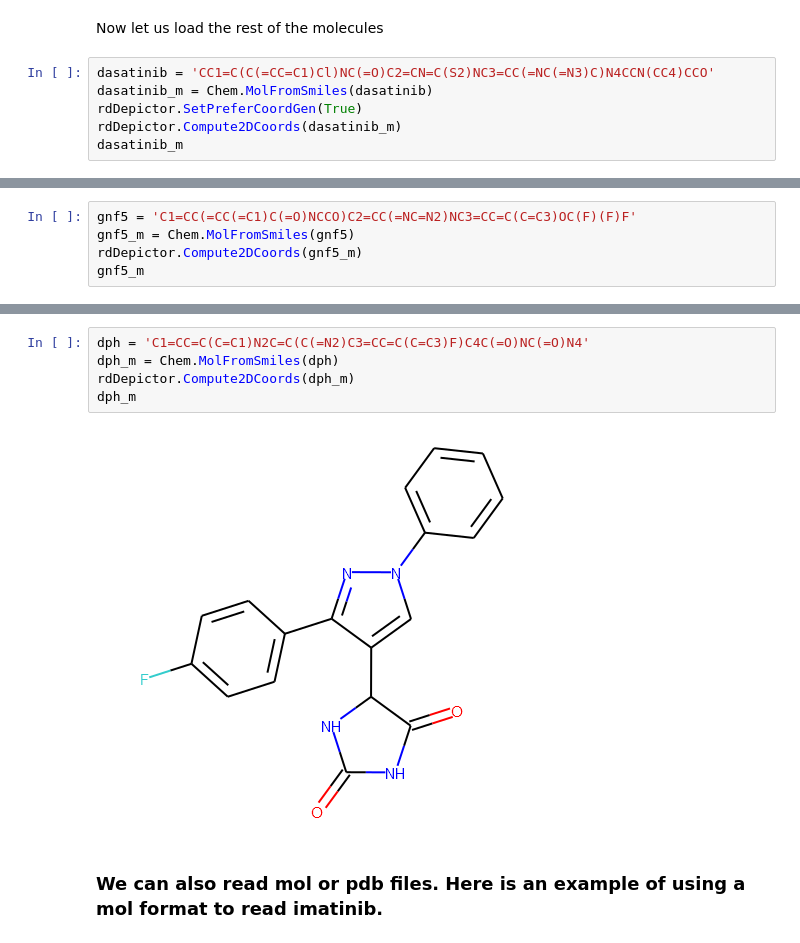
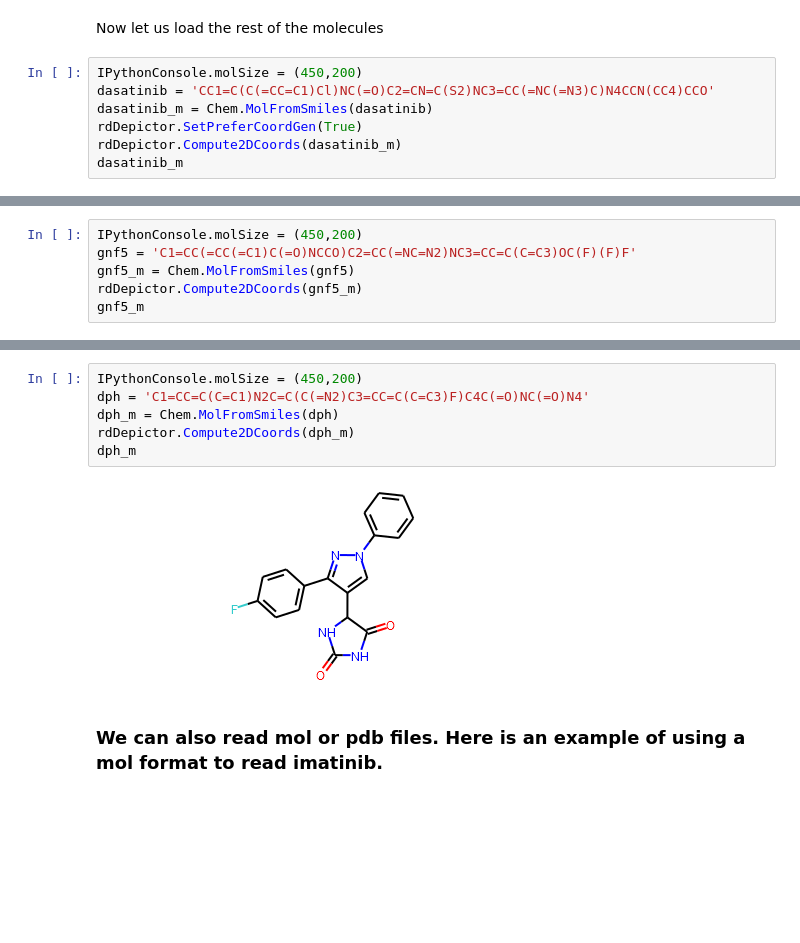
Before and after one commit to ravichas/SRWkshp1, a Jupyter notebook: GeneratingMolecularFeatures-12092019.ipynb, the cells around one changed output, grey strips where cells are left out. Drawn from its saved outputs; the diff is of its cells as text; blank space fills up the shorter version.

```diff
--- a/GeneratingMolecularFeatures-12092019.ipynb
+++ b/GeneratingMolecularFeatures-12092019.ipynb
@@ -147,6 +149,7 @@ imatinib_m
 # %% [markdown]
 Now let us load the rest of the molecules
 # %%
+IPythonConsole.molSize = (450,200)
 dasatinib = 'CC1=C(C(=CC=C1)Cl)NC(=O)C2=CN=C(S2)NC3=CC(=NC(=N3)C)N4CCN(CC4)CCO'
 dasatinib_m = Chem.MolFromSmiles(dasatinib)
 rdDepictor.SetPreferCoordGen(True)
@@ -157,4 +160,5 @@ dasatinib_m
 # %%
+IPythonConsole.molSize = (450,200)
 gnf5 = 'C1=CC(=CC(=C1)C(=O)NCCO)C2=CC(=NC=N2)NC3=CC=C(C=C3)OC(F)(F)F'
 gnf5_m = Chem.MolFromSmiles(gnf5)
 rdDepictor.Compute2DCoords(gnf5_m)
@@ -164,10 +168,11 @@ gnf5_m
 # %%
+IPythonConsole.molSize = (450,200)
 dph = 'C1=CC=C(C=C1)N2C=C(C(=N2)C3=CC=C(C=C3)F)C4C(=O)NC(=O)N4'
 dph_m = Chem.MolFromSmiles(dph)
 rdDepictor.Compute2DCoords(dph_m)
 dph_m
 # %% [output]
-[figure, old version]
+[figure, new version]
 # %% [markdown]
 ### We can also read mol or pdb files. Here is an example of using a mol format to read imatinib.
 # %%
```
Also changed, not shown: parts of 15 cells of this notebook.
